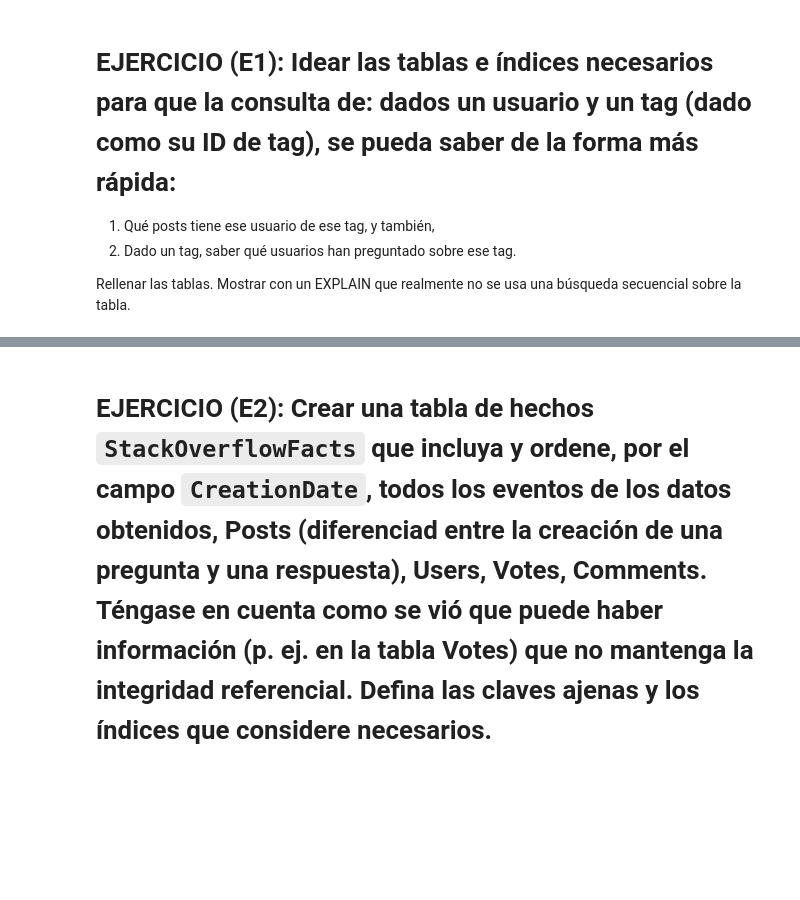
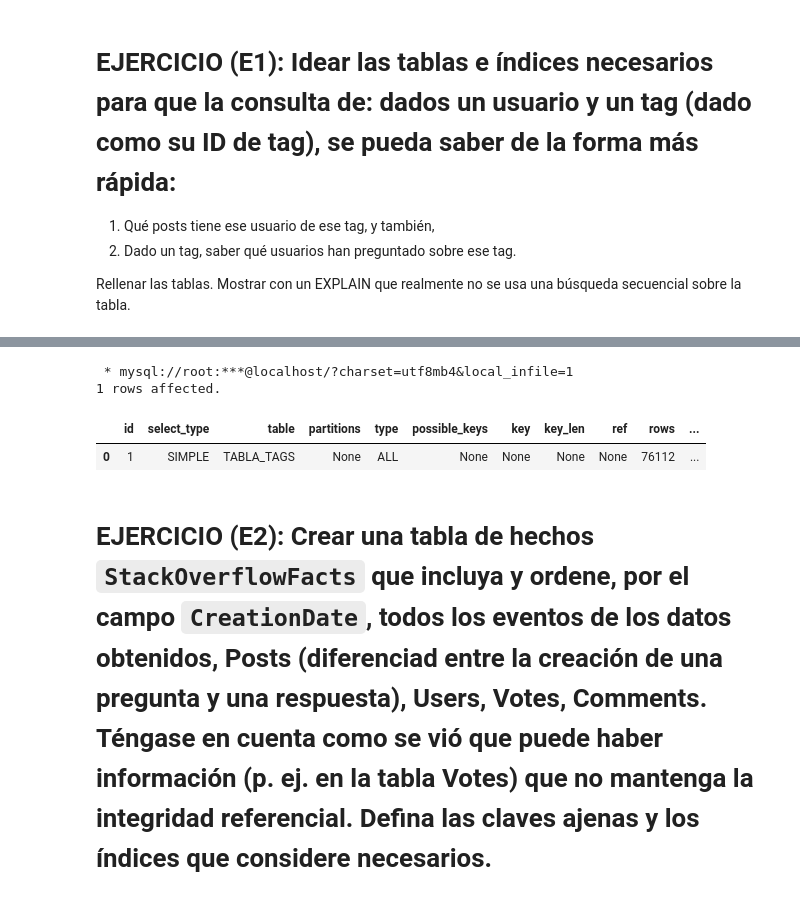
Before and after one commit to alvumu/BDGE, a Jupyter notebook: sql/sesion2.ipynb, the cells around one changed output, grey strips where cells are left out. Cells and saved outputs as stored; diff of their text form; code cells hidden in the pictures; blank space fills up the shorter version.

```diff
--- a/sql/sesion2.ipynb
+++ b/sql/sesion2.ipynb
@@ -720,3 +699,14 @@ SELECT * FROM TABLA_AUX
+# %%
+%%sql
+EXPLAIN SELECT OwnerUserId, TagId, TagName, GROUP_CONCAT(PostId SEPARATOR ', ') as Posts
+FROM TABLA_TAGS
+WHERE OwnerUserId IS NOT NULL
+GROUP BY OwnerUserId, TagId, TagName;
+# %% [output]
+ * mysql://root:***@localhost/?charset=utf8mb4&local_infile=1
+1 rows affected.
+|  | id | select_type | table | partitions | type | possible_keys | key | key_len | ref | rows | ... |
+| 0 | 1 | SIMPLE | TABLA_TAGS | None | ALL | None | None | None | None | 76112 | ... |
 # %% [markdown]
 # EJERCICIO (E2): Crear una tabla de hechos `StackOverflowFacts` que incluya y ordene, por el campo `CreationDate`, todos los eventos de los datos obtenidos, Posts (diferenciad entre la creación de una pregunta y una respuesta), Users, Votes, Comments. Téngase en cuenta como se vió que puede haber información (p. ej. en la tabla Votes) que no mantenga la integridad referencial. Defina las claves ajenas y los índices que considere necesarios.
 # %% [markdown]
```
Also changed, not shown: parts of 11 cells of this notebook.
